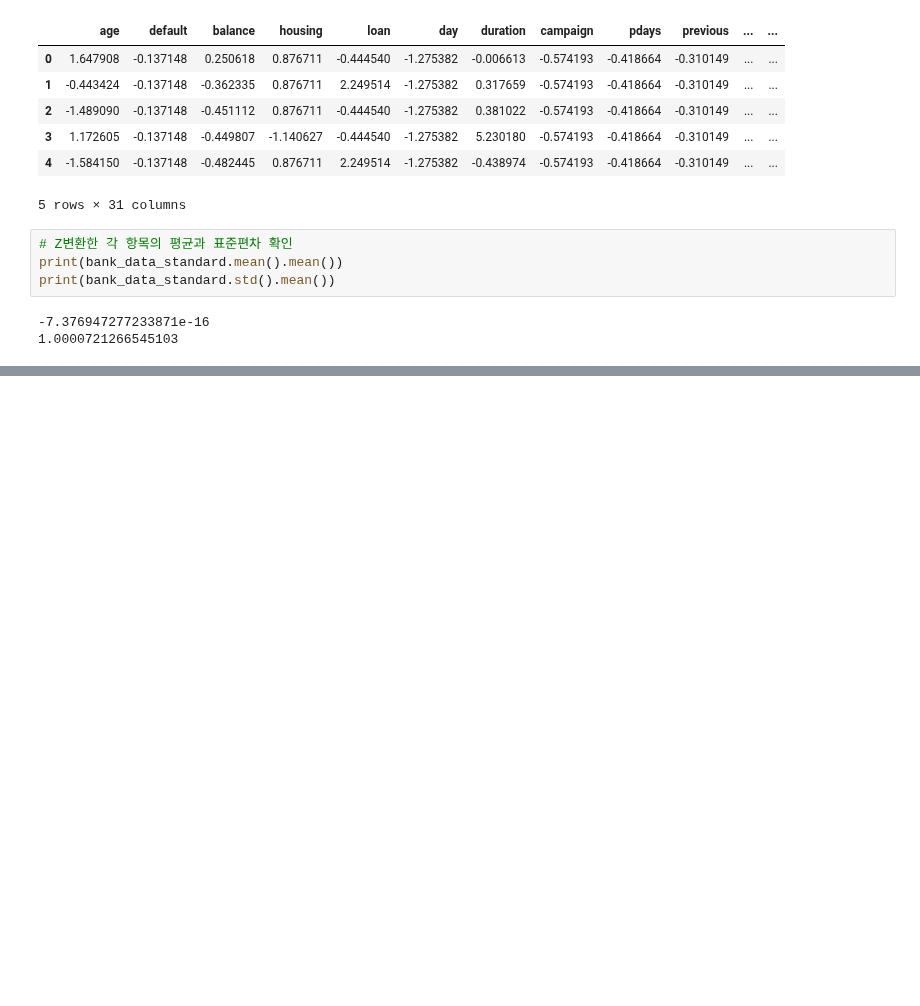
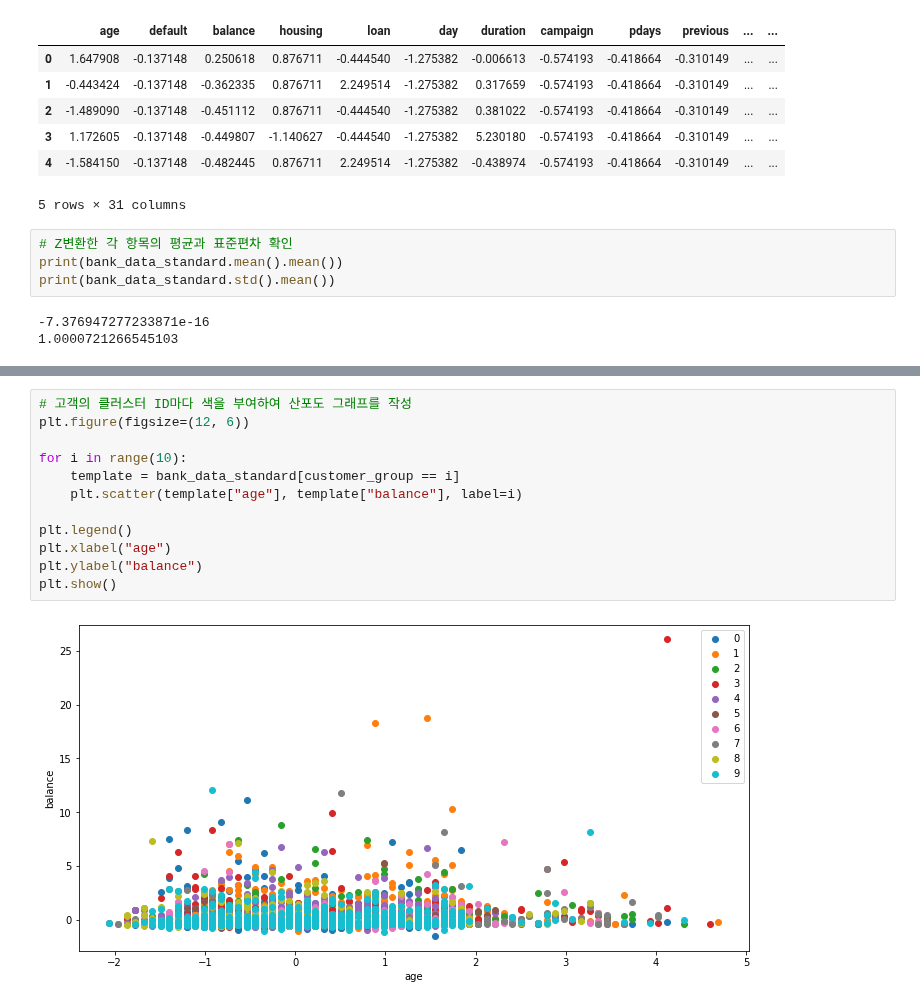
Before and after one commit to seonghyeokcho/Python, a Jupyter notebook: 01_basic_notion/pre-processing_technique.ipynb, the cells around one changed output, grey strips where cells are left out. Cells and saved outputs as stored; diff of their text form; blank space fills up the shorter version.

```diff
--- a/01_basic_notion/pre-processing_technique.ipynb
+++ b/01_basic_notion/pre-processing_technique.ipynb
@@ -1344,0 +1401,14 @@ print(bank_data_standard.std().mean())
+# %%
+# 고객의 클러스터 ID마다 색을 부여하여 산포도 그래프를 작성
+plt.figure(figsize=(12, 6))
+
+for i in range(10):
+    template = bank_data_standard[customer_group == i]
+    plt.scatter(template["age"], template["balance"], label=i)
+
+plt.legend()
+plt.xlabel("age")
+plt.ylabel("balance")
+plt.show()
+# %% [output]
+[figure, added]
```
Also changed, not shown: parts of 7 cells of this notebook.
